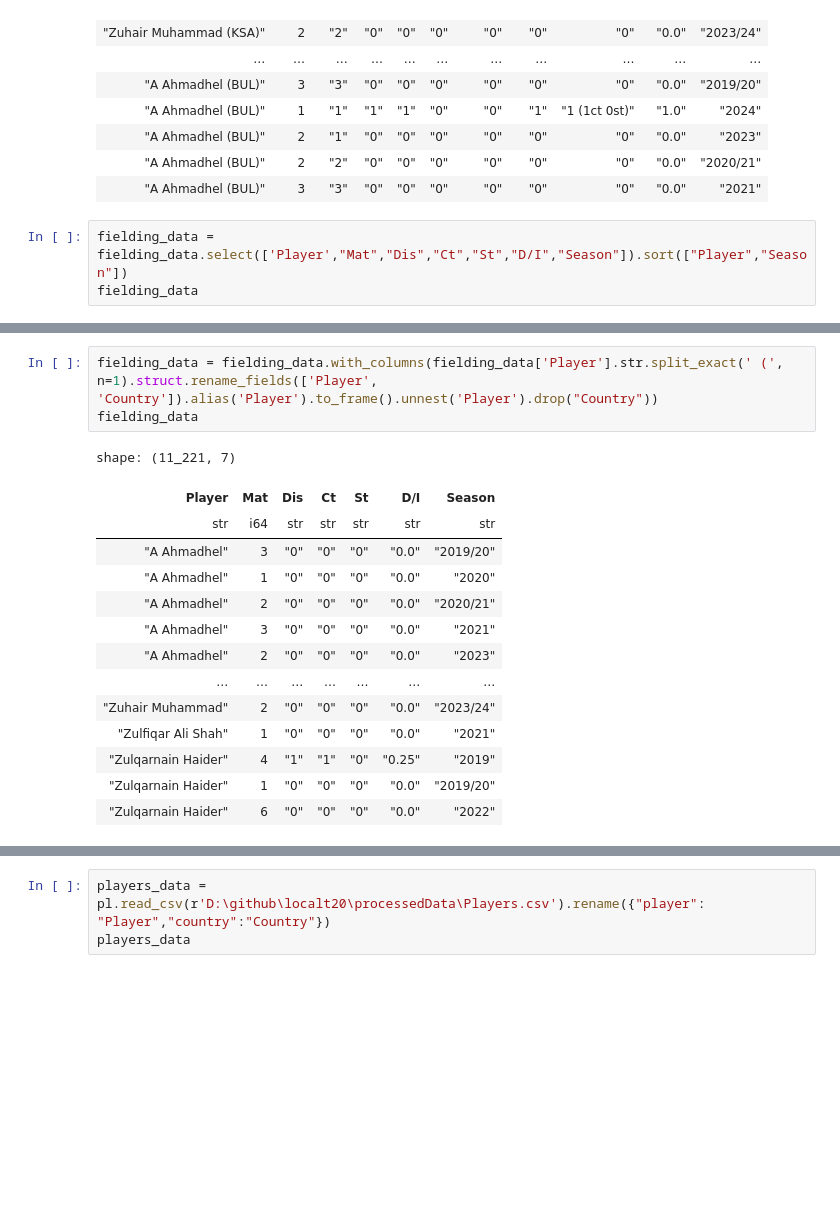
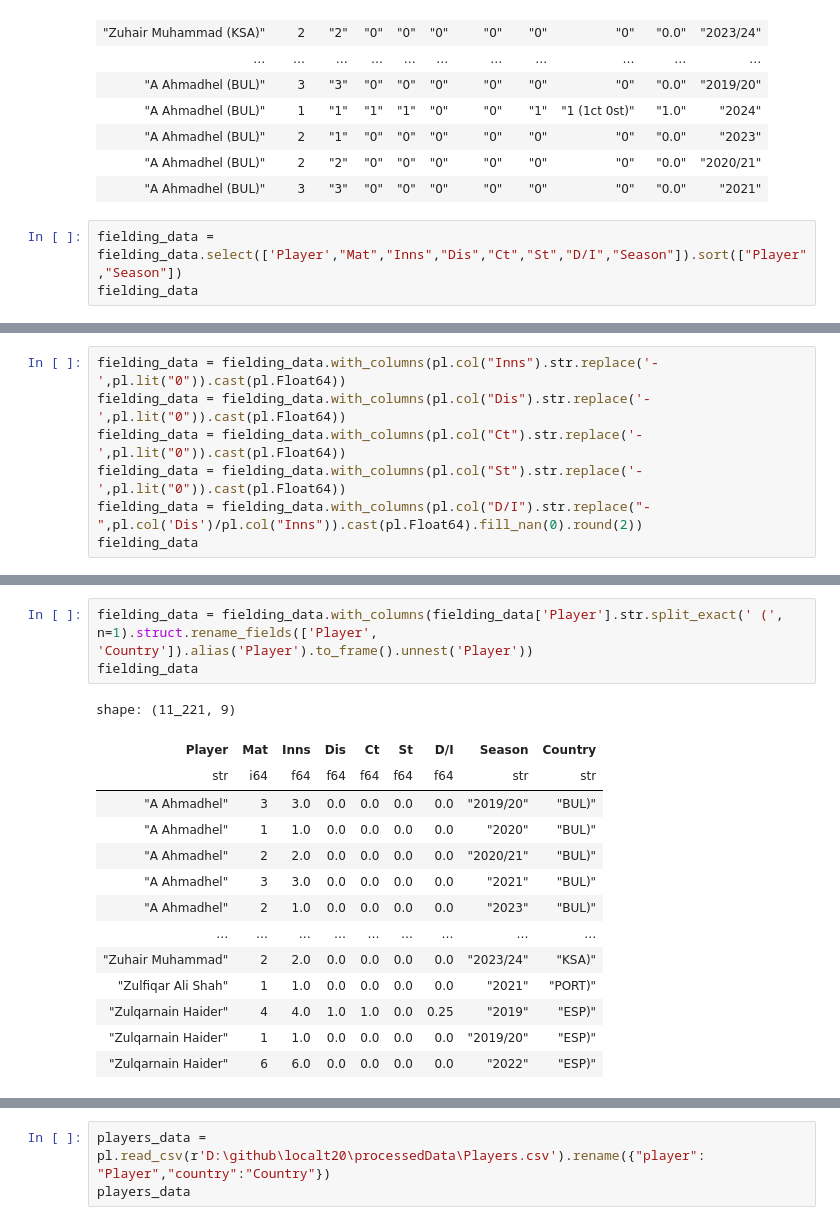
Before and after one commit to Salman-shaik116/localt20, a Jupyter notebook: notebooks/preprocessiong/fieldingdata.ipynb, the cells around one changed output, grey strips where cells are left out. Drawn from its saved outputs; the diff is of its cells as text; blank space fills up the shorter version.

```diff
--- a/notebooks/preprocessiong/fieldingdata.ipynb
+++ b/notebooks/preprocessiong/fieldingdata.ipynb
@@ -25,6 +25,6 @@ shape: (11_221, 11)
 | "A Ahmadhel (BUL)" | 2 | "2" | "0" | "0" | "0" | "0" | "0" | "0" | "0.0" | "2020/21" |
 | "A Ahmadhel (BUL)" | 3 | "3" | "0" | "0" | "0" | "0" | "0" | "0" | "0.0" | "2021" |
 # %%
-fielding_data = fielding_data.select(['Player',"Mat","Dis","Ct","St","D/I","Season"]).sort(["Player","Season"])
+fielding_data = fielding_data.select(['Player',"Mat","Inns","Dis","Ct","St","D/I","Season"]).sort(["Player","Season"])
 fielding_data
 # %% [output]
@@ -44,0 +45,7 @@ shape: (11_221, 7)
+# %%
+fielding_data = fielding_data.with_columns(pl.col("Inns").str.replace('-',pl.lit("0")).cast(pl.Float64))
+fielding_data = fielding_data.with_columns(pl.col("Dis").str.replace('-',pl.lit("0")).cast(pl.Float64))
+fielding_data = fielding_data.with_columns(pl.col("Ct").str.replace('-',pl.lit("0")).cast(pl.Float64))
+fielding_data = fielding_data.with_columns(pl.col("St").str.replace('-',pl.lit("0")).cast(pl.Float64))
+fielding_data = fielding_data.with_columns(pl.col("D/I").str.replace("-",pl.col('Dis')/pl.col("Inns")).cast(pl.Float64).fill_nan(0).round(2))
+fielding_data
@@ -45,18 +67,18 @@ shape: (11_221, 7)
 # %%
-fielding_data = fielding_data.with_columns(fielding_data['Player'].str.split_exact(' (', n=1).struct.rename_fields(['Player', 'Country']).alias('Player').to_frame().unnest('Player').drop("Country"))
+fielding_data = fielding_data.with_columns(fielding_data['Player'].str.split_exact(' (', n=1).struct.rename_fields(['Player', 'Country']).alias('Player').to_frame().unnest('Player'))
 fielding_data
 # %% [output]
-shape: (11_221, 7)
+shape: (11_221, 9)
-| Player | Mat | Dis | Ct | St | D/I | Season |
-| str | i64 | str | str | str | str | str |
-| "A Ahmadhel" | 3 | "0" | "0" | "0" | "0.0" | "2019/20" |
-| "A Ahmadhel" | 1 | "0" | "0" | "0" | "0.0" | "2020" |
-| "A Ahmadhel" | 2 | "0" | "0" | "0" | "0.0" | "2020/21" |
-| "A Ahmadhel" | 3 | "0" | "0" | "0" | "0.0" | "2021" |
-| "A Ahmadhel" | 2 | "0" | "0" | "0" | "0.0" | "2023" |
-| … | … | … | … | … | … | … |
-| "Zuhair Muhammad" | 2 | "0" | "0" | "0" | "0.0" | "2023/24" |
-| "Zulfiqar Ali Shah" | 1 | "0" | "0" | "0" | "0.0" | "2021" |
-| "Zulqarnain Haider" | 4 | "1" | "1" | "0" | "0.25" | "2019" |
-| "Zulqarnain Haider" | 1 | "0" | "0" | "0" | "0.0" | "2019/20" |
-| "Zulqarnain Haider" | 6 | "0" | "0" | "0" | "0.0" | "2022" |
+| Player | Mat | Inns | Dis | Ct | St | D/I | Season | Country |
+| str | i64 | f64 | f64 | f64 | f64 | f64 | str | str |
+| "A Ahmadhel" | 3 | 3.0 | 0.0 | 0.0 | 0.0 | 0.0 | "2019/20" | "BUL)" |
+| "A Ahmadhel" | 1 | 1.0 | 0.0 | 0.0 | 0.0 | 0.0 | "2020" | "BUL)" |
+| "A Ahmadhel" | 2 | 2.0 | 0.0 | 0.0 | 0.0 | 0.0 | "2020/21" | "BUL)" |
+| "A Ahmadhel" | 3 | 3.0 | 0.0 | 0.0 | 0.0 | 0.0 | "2021" | "BUL)" |
+| "A Ahmadhel" | 2 | 1.0 | 0.0 | 0.0 | 0.0 | 0.0 | "2023" | "BUL)" |
+| … | … | … | … | … | … | … | … | … |
+| "Zuhair Muhammad" | 2 | 2.0 | 0.0 | 0.0 | 0.0 | 0.0 | "2023/24" | "KSA)" |
+| "Zulfiqar Ali Shah" | 1 | 1.0 | 0.0 | 0.0 | 0.0 | 0.0 | "2021" | "PORT)" |
+| "Zulqarnain Haider" | 4 | 4.0 | 1.0 | 1.0 | 0.0 | 0.25 | "2019" | "ESP)" |
+| "Zulqarnain Haider" | 1 | 1.0 | 0.0 | 0.0 | 0.0 | 0.0 | "2019/20" | "ESP)" |
+| "Zulqarnain Haider" | 6 | 6.0 | 0.0 | 0.0 | 0.0 | 0.0 | "2022" | "ESP)" |
```
Also changed, not shown: parts of 9 cells of this notebook, 6 other files.
